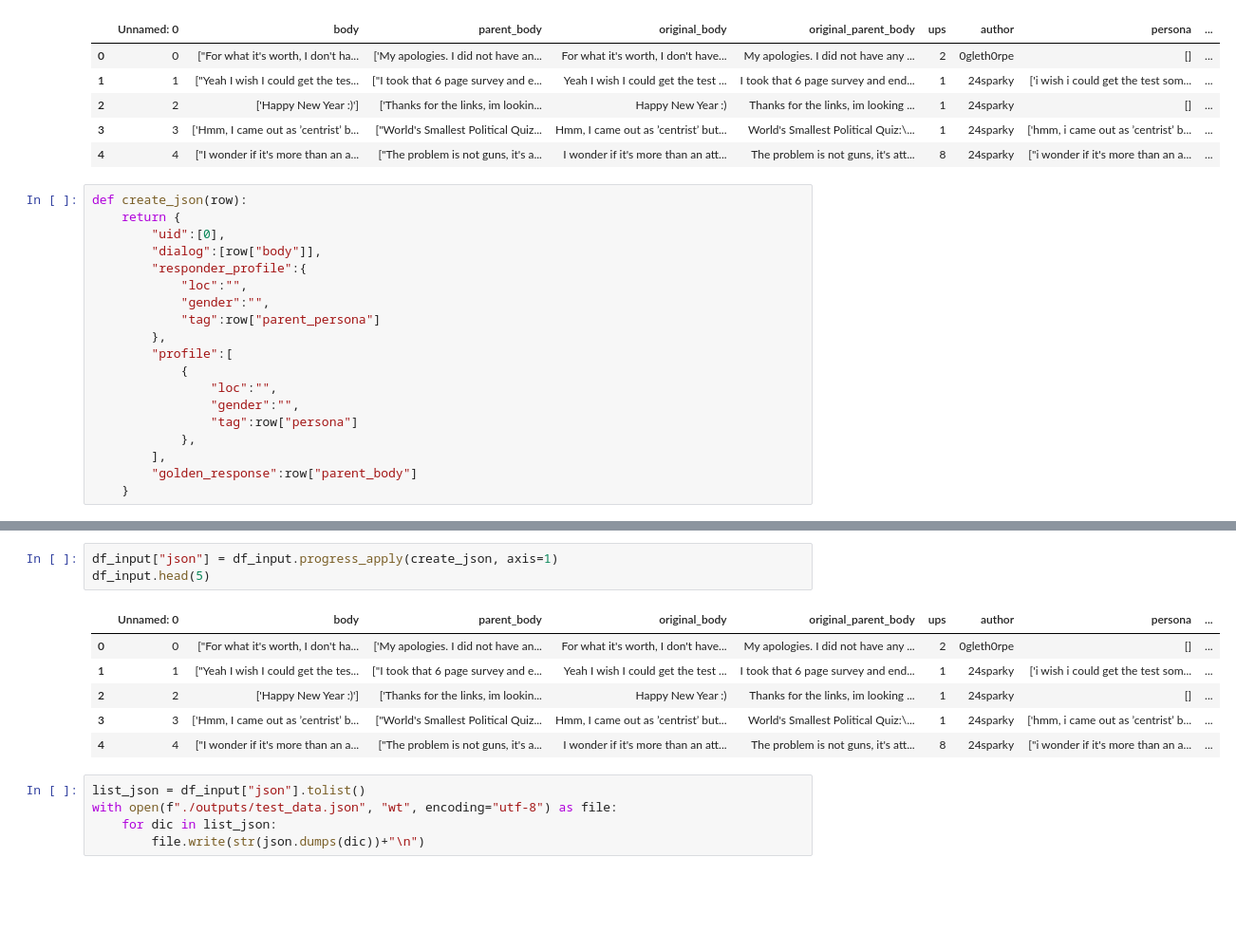
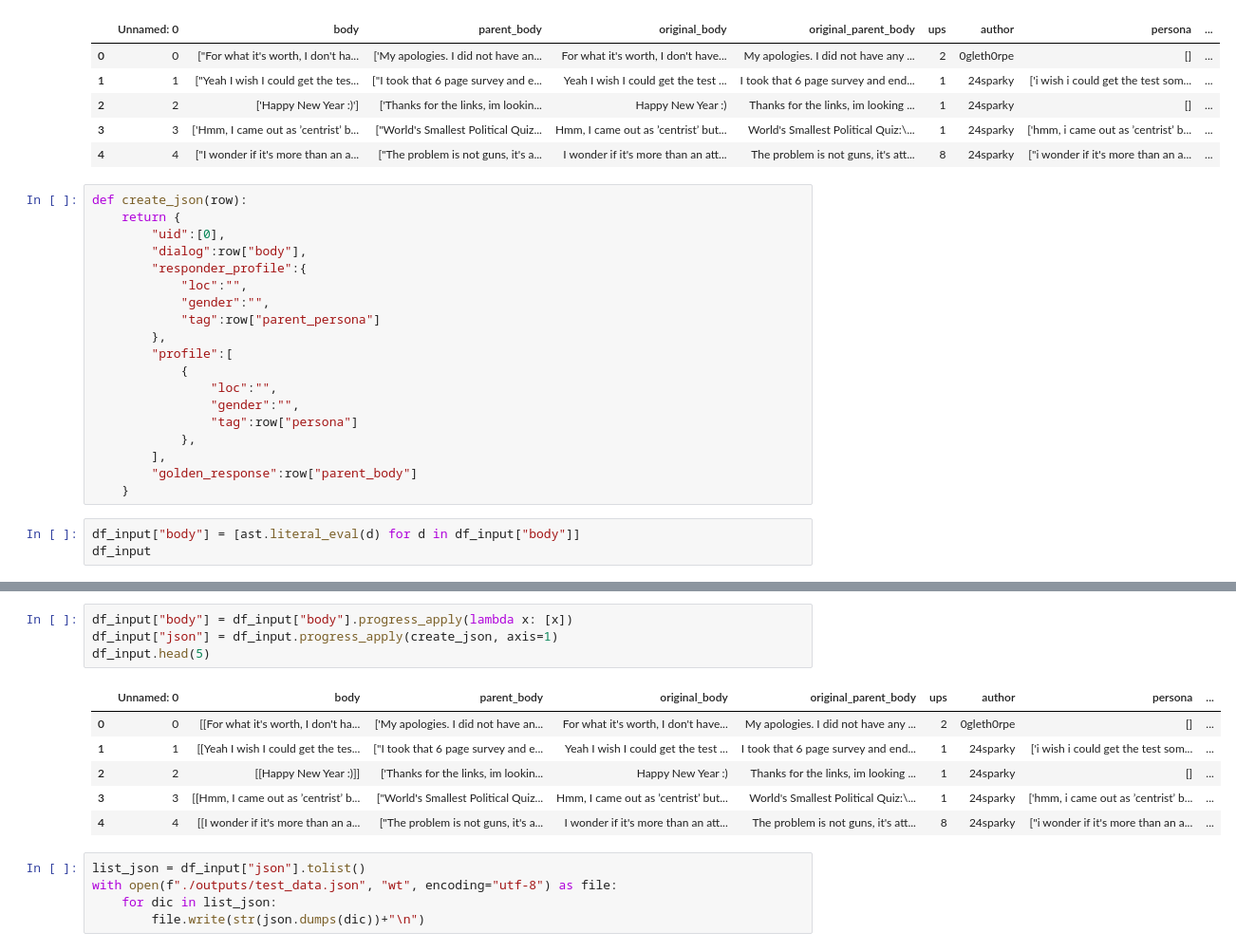
Before and after one commit to Exe-dev/PersonaGeneration, a Jupyter notebook: PreprocessOfTest.ipynb, the cells around one changed output, grey strips where cells are left out. Shown at 95% size. Saved outputs shown, nothing was run; the diff lists cells and outputs as text; blank space fills up the shorter version.

Commit message:
fix processing of test data due to read csv list became list

```diff
--- a/PreprocessOfTest.ipynb
+++ b/PreprocessOfTest.ipynb
@@ -80,7 +81,7 @@ df_input.head(5)
 def create_json(row):
     return {
         "uid":[0],
-        "dialog":[row["body"]],
+        "dialog":row["body"],
         "responder_profile":{
             "loc":"",
             "gender":"",
@@ -95,3 +96,6 @@ def create_json(row):
         ],
         "golden_response":row["parent_body"]
     }
+# %%
+df_input["body"] = [ast.literal_eval(d) for d in df_input["body"]]
+df_input
@@ -98,13 +116,14 @@ def create_json(row):
 # %%
+df_input["body"] = df_input["body"].progress_apply(lambda x: [x])
 df_input["json"] = df_input.progress_apply(create_json, axis=1)
 df_input.head(5)
 # %% [output]
 |  | Unnamed: 0 | body | parent_body | original_body | original_parent_body | ups | author | persona | ... |
-| 0 | 0 | ["For what it's worth, I don't ha... | ['My apologies. I did not have an... | For what it's worth, I don't have... | My apologies. I did not have any ... | 2 | 0gleth0rpe | [] | ... |
-| 1 | 1 | ["Yeah I wish I could get the tes... | ["I took that 6 page survey and e... | Yeah I wish I could get the test ... | I took that 6 page survey and end... | 1 | 24sparky | ['i wish i could get the test som... | ... |
-| 2 | 2 | ['Happy New Year :)'] | ['Thanks for the links, im lookin... | Happy New Year :) | Thanks for the links, im looking ... | 1 | 24sparky | [] | ... |
-| 3 | 3 | ['Hmm, I came out as ’centrist’ b... | ["World's Smallest Political Quiz... | Hmm, I came out as ’centrist’ but... | World's Smallest Political Quiz:\... | 1 | 24sparky | ['hmm, i came out as ’centrist’ b... | ... |
-| 4 | 4 | ["I wonder if it's more than an a... | ["The problem is not guns, it's a... | I wonder if it's more than an att... | The problem is not guns, it's att... | 8 | 24sparky | ["i wonder if it's more than an a... | ... |
+| 0 | 0 | [[For what it's worth, I don't ha... | ['My apologies. I did not have an... | For what it's worth, I don't have... | My apologies. I did not have any ... | 2 | 0gleth0rpe | [] | ... |
+| 1 | 1 | [[Yeah I wish I could get the tes... | ["I took that 6 page survey and e... | Yeah I wish I could get the test ... | I took that 6 page survey and end... | 1 | 24sparky | ['i wish i could get the test som... | ... |
+| 2 | 2 | [[Happy New Year :)]] | ['Thanks for the links, im lookin... | Happy New Year :) | Thanks for the links, im looking ... | 1 | 24sparky | [] | ... |
+| 3 | 3 | [[Hmm, I came out as ’centrist’ b... | ["World's Smallest Political Quiz... | Hmm, I came out as ’centrist’ but... | World's Smallest Political Quiz:\... | 1 | 24sparky | ['hmm, i came out as ’centrist’ b... | ... |
+| 4 | 4 | [[I wonder if it's more than an a... | ["The problem is not guns, it's a... | I wonder if it's more than an att... | The problem is not guns, it's att... | 8 | 24sparky | ["i wonder if it's more than an a... | ... |
 # %%
 list_json = df_input["json"].tolist()
 with open(f"./outputs/test_data.json", "wt", encoding="utf-8") as file:
```
Also changed, not shown: parts of 2 cells of this notebook, 3 other files.
